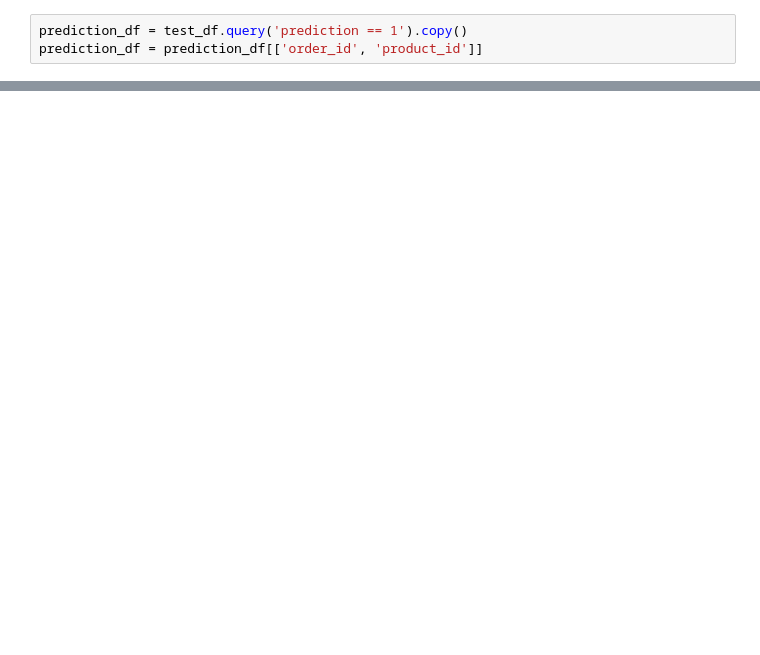
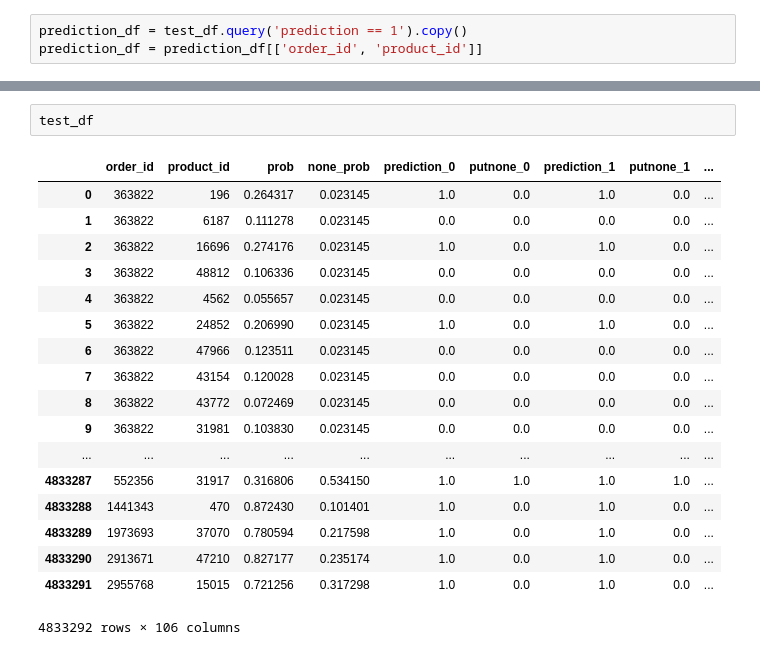
Before and after one commit to alexanderrich/instacart-analysis, a Jupyter notebook: stacking.ipynb, the cells around one changed output, grey strips where cells are left out. Cells and saved outputs as stored; diff of their text form; blank space fills up the shorter version.

```diff
--- a/stacking.ipynb
+++ b/stacking.ipynb
@@ -575,0 +522,21 @@ prediction_lists.head()
+# %%
+test_df
+# %% [output]
+|  | order_id | product_id | prob | none_prob | prediction_0 | putnone_0 | prediction_1 | putnone_1 | ... |
+| 0 | 363822 | 196 | 0.264317 | 0.023145 | 1.0 | 0.0 | 1.0 | 0.0 | ... |
+| 1 | 363822 | 6187 | 0.111278 | 0.023145 | 0.0 | 0.0 | 0.0 | 0.0 | ... |
+| 2 | 363822 | 16696 | 0.274176 | 0.023145 | 1.0 | 0.0 | 1.0 | 0.0 | ... |
+| 3 | 363822 | 48812 | 0.106336 | 0.023145 | 0.0 | 0.0 | 0.0 | 0.0 | ... |
+| 4 | 363822 | 4562 | 0.055657 | 0.023145 | 0.0 | 0.0 | 0.0 | 0.0 | ... |
+| 5 | 363822 | 24852 | 0.206990 | 0.023145 | 1.0 | 0.0 | 1.0 | 0.0 | ... |
+| 6 | 363822 | 47966 | 0.123511 | 0.023145 | 0.0 | 0.0 | 0.0 | 0.0 | ... |
+| 7 | 363822 | 43154 | 0.120028 | 0.023145 | 0.0 | 0.0 | 0.0 | 0.0 | ... |
+| 8 | 363822 | 43772 | 0.072469 | 0.023145 | 0.0 | 0.0 | 0.0 | 0.0 | ... |
+| 9 | 363822 | 31981 | 0.103830 | 0.023145 | 0.0 | 0.0 | 0.0 | 0.0 | ... |
+| ... | ... | ... | ... | ... | ... | ... | ... | ... | ... |
+| 4833287 | 552356 | 31917 | 0.316806 | 0.534150 | 1.0 | 1.0 | 1.0 | 1.0 | ... |
+| 4833288 | 1441343 | 470 | 0.872430 | 0.101401 | 1.0 | 0.0 | 1.0 | 0.0 | ... |
+| 4833289 | 1973693 | 37070 | 0.780594 | 0.217598 | 1.0 | 0.0 | 1.0 | 0.0 | ... |
+| 4833290 | 2913671 | 47210 | 0.827177 | 0.235174 | 1.0 | 0.0 | 1.0 | 0.0 | ... |
+| 4833291 | 2955768 | 15015 | 0.721256 | 0.317298 | 1.0 | 0.0 | 1.0 | 0.0 | ... |
+4833292 rows × 106 columns
```
Also changed, not shown: parts of 117 cells of this notebook, 13 other files.
